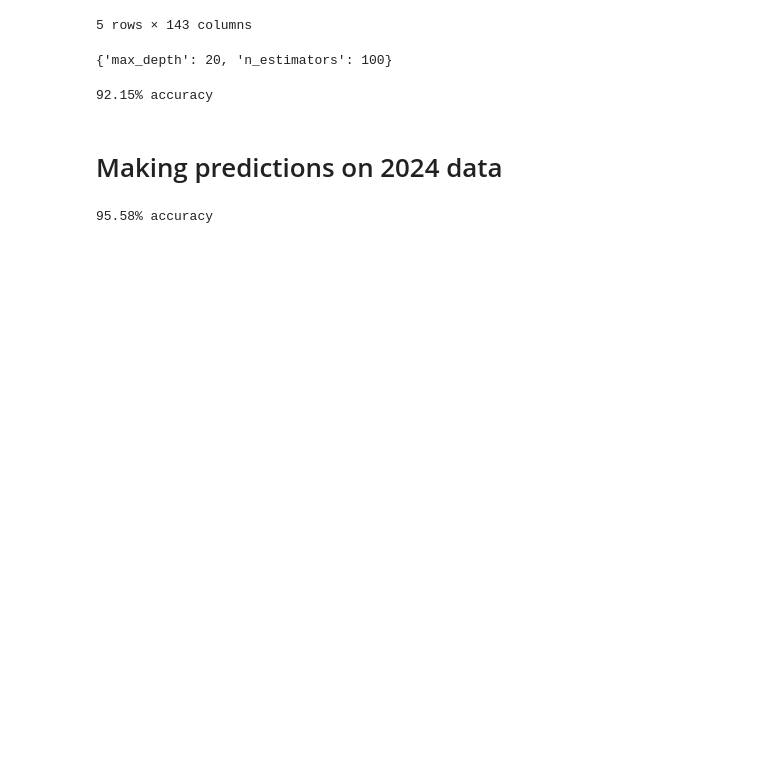
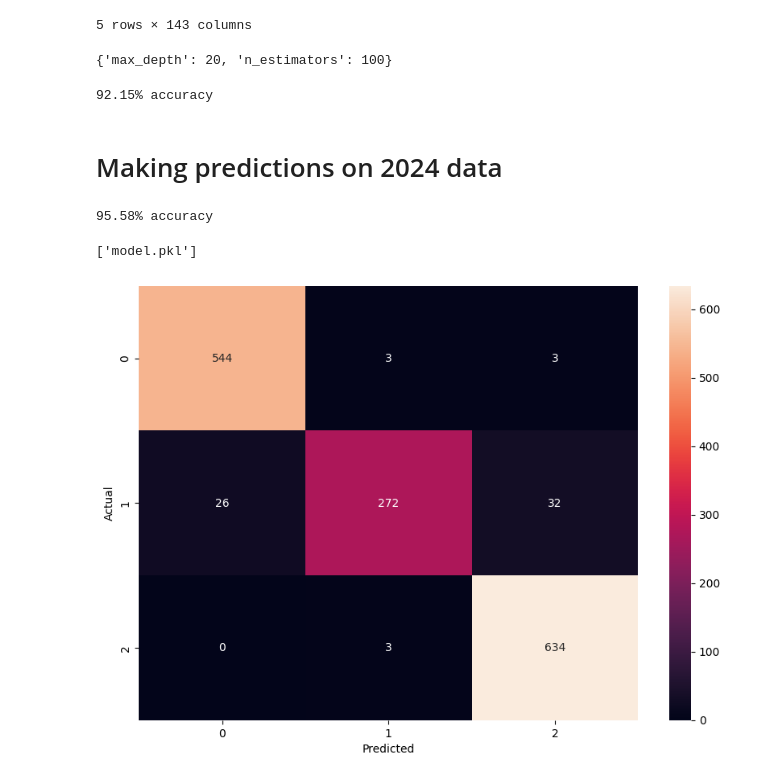
Before and after one commit to Brother-eww/premier_league_match_model, a Jupyter notebook: match_prediction_model.ipynb, the cells around one changed output. Saved outputs shown, nothing was run; the diff lists cells and outputs as text; code cells hidden in the pictures; blank space fills up the shorter version.

Commit message:
Model, Features saved + cleaned_dataset

```diff
--- a/match_prediction_model.ipynb
+++ b/match_prediction_model.ipynb
@@ -469,3 +469,10 @@ predictions = clf.predict(X_test)
 print(f'{round((accuracy_score(y_test, predictions)*100), 2)}% accuracy')
 # %% [output]
 95.58% accuracy
+# %%
+# save the model
+import joblib
+
+joblib.dump(clf, 'model.pkl')
+# %% [output]
+['model.pkl']
@@ -471,0 +485,18 @@ print(f'{round((accuracy_score(y_test, predictions)*100), 2)}% accuracy')
+# %%
+# confusion matrix
+
+confusion_matrix(y_test, predictions)
+
+# importing the packages for the confusion matrix
+import matplotlib.pyplot as plt
+import seaborn as sns
+
+cm = confusion_matrix(y_test, predictions)
+
+plt.figure(figsize=(10, 7))
+sns.heatmap(cm, annot=True, fmt='g')
+plt.xlabel('Predicted')
+plt.ylabel('Actual')
+plt.show()
+# %% [output]
+[figure, added]
```
Also changed, not shown: parts of 1 cell of this notebook, 3 other files.
